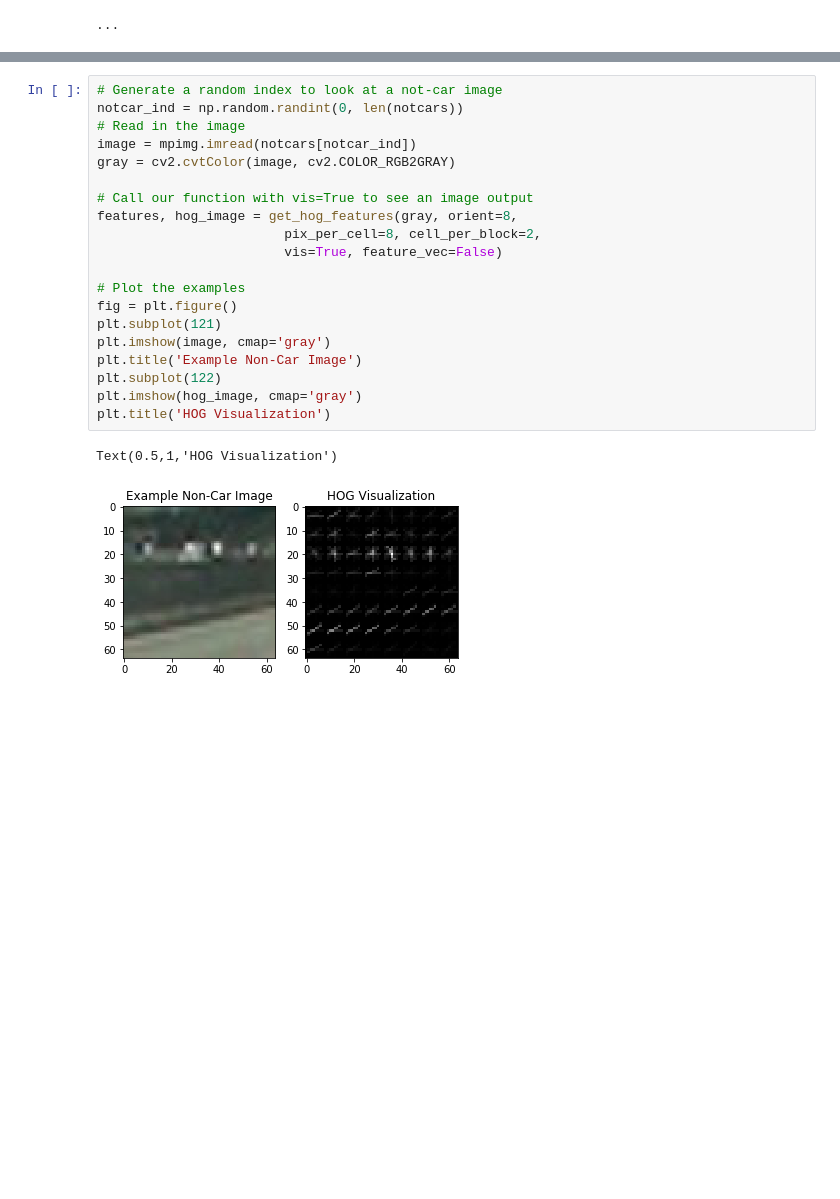
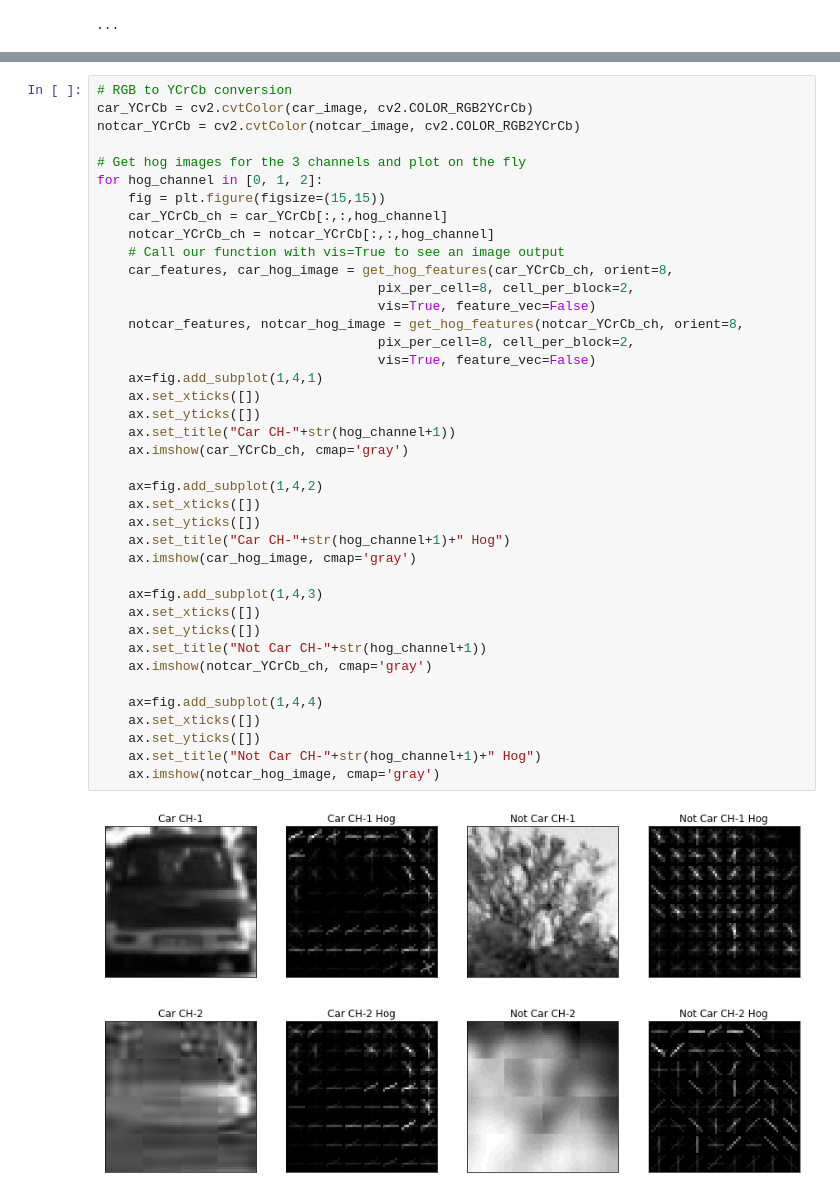
Before and after one commit to amilendra/CarND-Vehicle-Detection, a Jupyter notebook: project.ipynb, the cells around one changed output, grey strips where cells are left out. Drawn from its saved outputs; the diff is of its cells as text; blank space fills up the shorter version.

Commit message:
Add HOG Examples

```diff
--- a/project.ipynb
+++ b/project.ipynb
@@ -111,23 +87,43 @@ Text(0.5,1,'HOG Visualization')
-# %%
-# Generate a random index to look at a not-car image
-notcar_ind = np.random.randint(0, len(notcars))
-# Read in the image
-image = mpimg.imread(notcars[notcar_ind])
-gray = cv2.cvtColor(image, cv2.COLOR_RGB2GRAY)
-
-# Call our function with vis=True to see an image output
-features, hog_image = get_hog_features(gray, orient=8,
-                        pix_per_cell=8, cell_per_block=2,
-                        vis=True, feature_vec=False)
-
-# Plot the examples
-fig = plt.figure()
-plt.subplot(121)
-plt.imshow(image, cmap='gray')
-plt.title('Example Non-Car Image')
-plt.subplot(122)
-plt.imshow(hog_image, cmap='gray')
-plt.title('HOG Visualization')
-# %% [output]
-Text(0.5,1,'HOG Visualization')
-[figure, removed]
+# %%
+# RGB to YCrCb conversion
+car_YCrCb = cv2.cvtColor(car_image, cv2.COLOR_RGB2YCrCb)
+notcar_YCrCb = cv2.cvtColor(notcar_image, cv2.COLOR_RGB2YCrCb)
+
+# Get hog images for the 3 channels and plot on the fly
+for hog_channel in [0, 1, 2]:
+    fig = plt.figure(figsize=(15,15))
+    car_YCrCb_ch = car_YCrCb[:,:,hog_channel]
+    notcar_YCrCb_ch = notcar_YCrCb[:,:,hog_channel]
+    # Call our function with vis=True to see an image output
+    car_features, car_hog_image = get_hog_features(car_YCrCb_ch, orient=8,
+                                    pix_per_cell=8, cell_per_block=2,
+                                    vis=True, feature_vec=False)
+    notcar_features, notcar_hog_image = get_hog_features(notcar_YCrCb_ch, orient=8,
+                                    pix_per_cell=8, cell_per_block=2,
+                                    vis=True, feature_vec=False)
+    ax=fig.add_subplot(1,4,1)
+    ax.set_xticks([])
+    ax.set_yticks([])
+    ax.set_title("Car CH-"+str(hog_channel+1))
+    ax.imshow(car_YCrCb_ch, cmap='gray')
+
+    ax=fig.add_subplot(1,4,2)
+    ax.set_xticks([])
+    ax.set_yticks([])
+    ax.set_title("Car CH-"+str(hog_channel+1)+" Hog")
+    ax.imshow(car_hog_image, cmap='gray')
+
+    ax=fig.add_subplot(1,4,3)
+    ax.set_xticks([])
+    ax.set_yticks([])
+    ax.set_title("Not Car CH-"+str(hog_channel+1))
+    ax.imshow(notcar_YCrCb_ch, cmap='gray')
+
+    ax=fig.add_subplot(1,4,4)
+    ax.set_xticks([])
+    ax.set_yticks([])
+    ax.set_title("Not Car CH-"+str(hog_channel+1)+" Hog")
+    ax.imshow(notcar_hog_image, cmap='gray')
+# %% [output]
+[figure, added]
+[figure, added]
```
Also changed, not shown: parts of 3 cells of this notebook, 2 other files.
